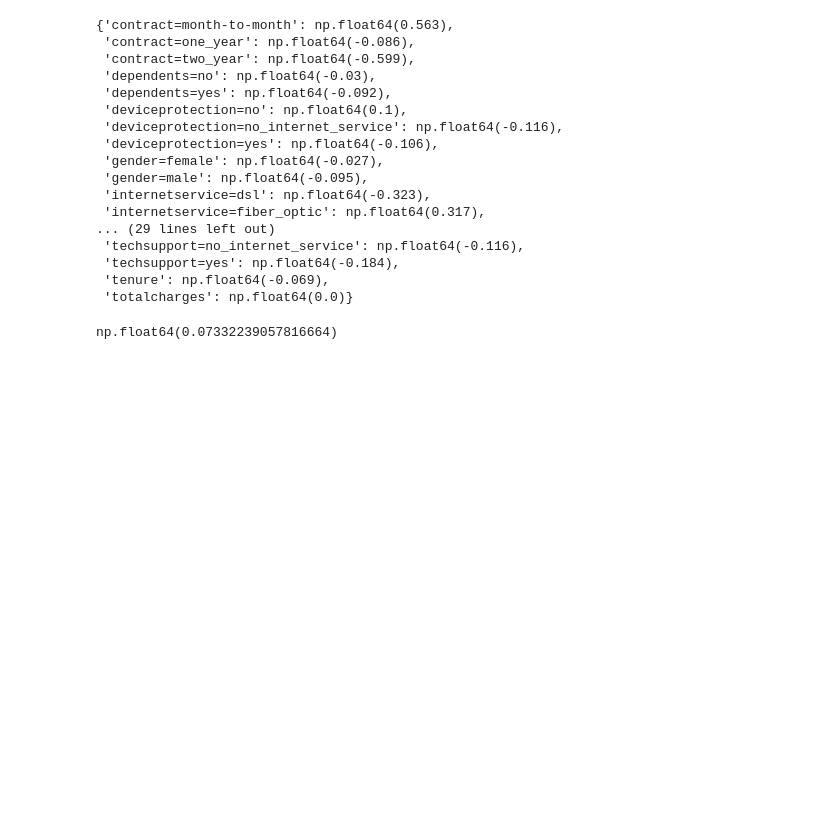
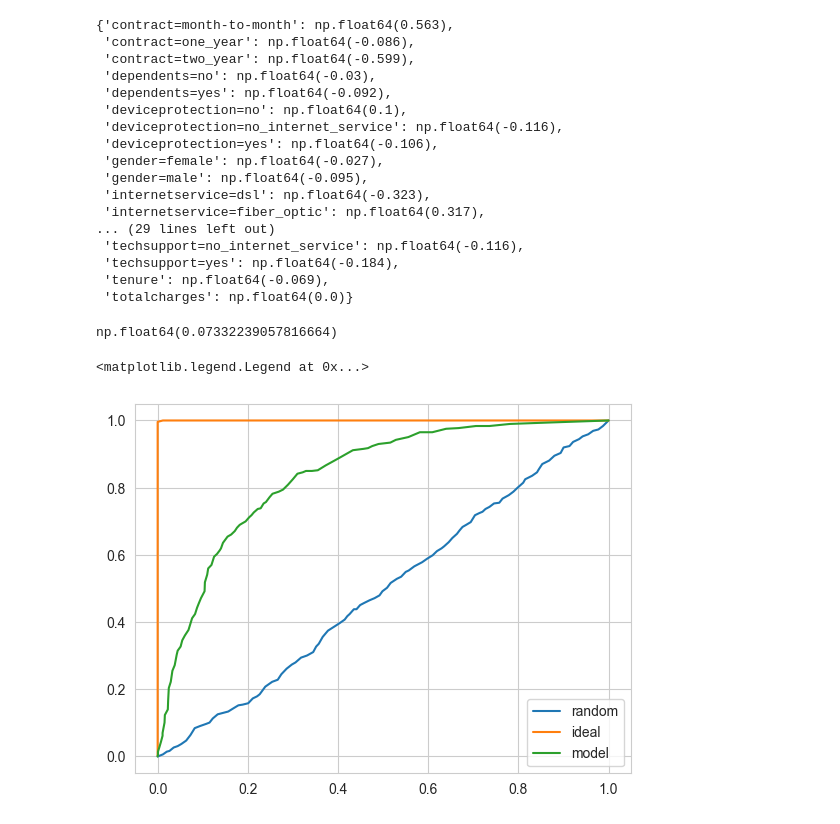
Before and after one commit to 1uxiy/Python, a Jupyter notebook: Customer_churn_predict/Customer-churn-project.ipynb, the cells around one changed output. Cells and saved outputs as stored; diff of their text form; code cells hidden in the pictures; blank space fills up the shorter version.

```diff
--- a/Customer_churn_predict/Customer-churn-project.ipynb
+++ b/Customer_churn_predict/Customer-churn-project.ipynb
@@ -176,3 +172,38 @@ X_test = dv.transform(customer)
 model.predict_proba(X_test)[0,1]
 # %% [output]
 np.float64(0.07332239057816664)
+# %%
+def tpr_fpr(y_val,y_pred):
+    scores = []
+    thresholds = np.linspace(0,1,101)
+
+    for t in thresholds:
+        tp = ((y_val == 1)&(y_pred >= t)).sum()
+        fp = ((y_val == 0)&(y_pred >= t)).sum()
+        tn = ((y_val == 0)&(y_pred < t)).sum()
+        fn = ((y_val == 1)&(y_pred < t)).sum()
+        scores.append((t,tp,fp,tn,fn))
+
+    df_scores = pd.DataFrame(scores,columns=['threshold','TP','FP','TN','FN'])
+    df_scores['TPR'] = df_scores['TP'] / (df_scores['TP'] + df_scores['FN'])
+    df_scores['FPR'] = df_scores['FP'] / (df_scores['FP'] + df_scores['TN'])
+    return df_scores
+# %%
+y_rand = np.random.uniform(0,1,size =len(y_val))
+df_rand = tpr_fpr(y_val,y_rand)       #随机预测
+
+n_churn = y_val.sum()            #理想模型
+n_no_churn = len(y_val[y_val == 0])
+y_ideal = np.repeat([0,1],[n_no_churn,n_churn])
+y_pred_ideal = np.linspace(0,1,n_churn+n_no_churn)
+df_ideal = tpr_fpr(y_ideal,y_pred_ideal)
+
+df_model = tpr_fpr(y_val,y_pred)
+
+plt.plot(df_rand['FPR'],df_rand['TPR'],label = 'random')
+plt.plot(df_ideal['FPR'],df_ideal['TPR'],label = 'ideal')
+plt.plot(df_model['FPR'],df_model['TPR'],label = 'model')
+plt.legend()
+# %% [output]
+<matplotlib.legend.Legend at 0x...>
+[figure, added]
```
Also changed, not shown: parts of 4 cells of this notebook.
